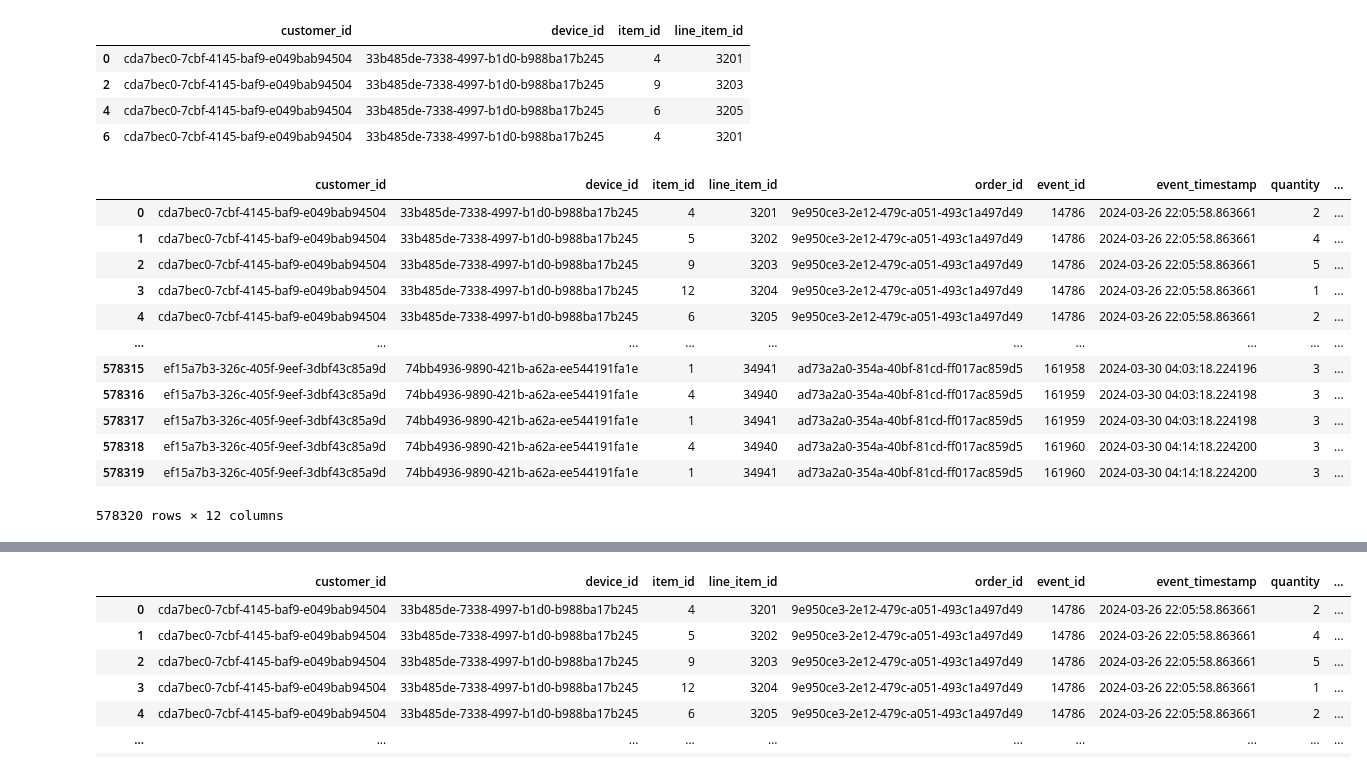
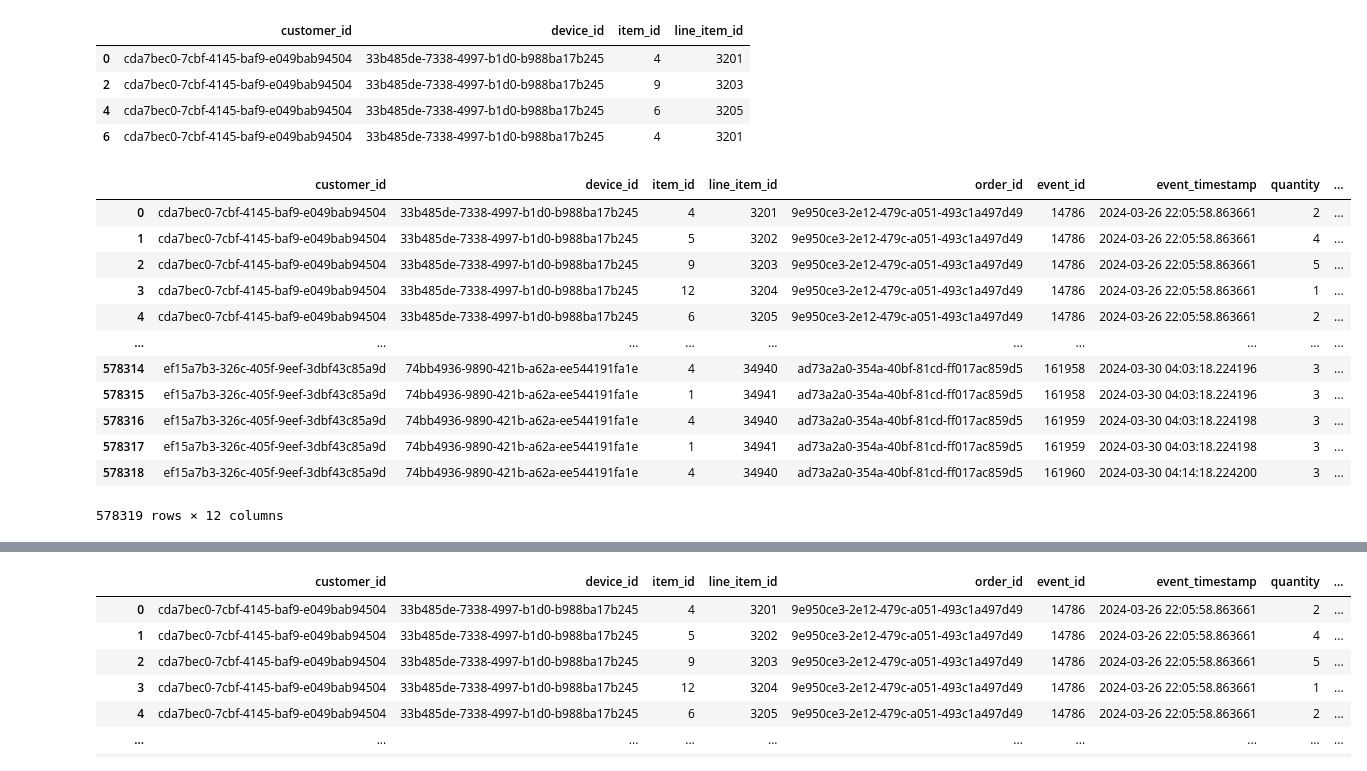
Before and after one commit to Olajcodes/GenAI_Learning_Python, a Jupyter notebook: Week_Six/11_09_2025/Pandas_101_task15.ipynb, the cells around one changed output, grey strips where cells are left out. Saved outputs shown, nothing was run; the diff lists cells and outputs as text; code cells hidden in the pictures.

```diff
--- a/Week_Six/11_09_2025/Pandas_101_task15.ipynb
+++ b/Week_Six/11_09_2025/Pandas_101_task15.ipynb
@@ -70,19 +70,19 @@ sales.iloc[[0,2,4,6],[0,1,2,3]]
 # %%
 # Slicing using iloc and loc
 # sales.iloc[:]
-sales.iloc[::]
-#sales.iloc[0:-1] # all of this 3 gives the same output in slicing, returning all of the rows..
+# sales.iloc[::]
+sales.iloc[0:-1] # all of this 3 gives the same output in slicing, returning all of the rows..
 # %% [output]
 |  | customer_id | device_id | item_id | line_item_id | order_id | event_id | event_timestamp | quantity | ... |
 | 0 | cda7bec0-7cbf-4145-baf9-e049bab94504 | 33b485de-7338-4997-b1d0-b988ba17b245 | 4 | 3201 | 9e950ce3-2e12-479c-a051-493c1a497d49 | 14786 | 2024-03-26 22:05:58.863661 | 2 | ... |
 | 1 | cda7bec0-7cbf-4145-baf9-e049bab94504 | 33b485de-7338-4997-b1d0-b988ba17b245 | 5 | 3202 | 9e950ce3-2e12-479c-a051-493c1a497d49 | 14786 | 2024-03-26 22:05:58.863661 | 4 | ... |
 | 2 | cda7bec0-7cbf-4145-baf9-e049bab94504 | 33b485de-7338-4997-b1d0-b988ba17b245 | 9 | 3203 | 9e950ce3-2e12-479c-a051-493c1a497d49 | 14786 | 2024-03-26 22:05:58.863661 | 5 | ... |
 | 3 | cda7bec0-7cbf-4145-baf9-e049bab94504 | 33b485de-7338-4997-b1d0-b988ba17b245 | 12 | 3204 | 9e950ce3-2e12-479c-a051-493c1a497d49 | 14786 | 2024-03-26 22:05:58.863661 | 1 | ... |
 | 4 | cda7bec0-7cbf-4145-baf9-e049bab94504 | 33b485de-7338-4997-b1d0-b988ba17b245 | 6 | 3205 | 9e950ce3-2e12-479c-a051-493c1a497d49 | 14786 | 2024-03-26 22:05:58.863661 | 2 | ... |
 | ... | ... | ... | ... | ... | ... | ... | ... | ... | ... |
+| 578314 | ef15a7b3-326c-405f-9eef-3dbf43c85a9d | 74bb4936-9890-421b-a62a-ee544191fa1e | 4 | 34940 | ad73a2a0-354a-40bf-81cd-ff017ac859d5 | 161958 | 2024-03-30 04:03:18.224196 | 3 | ... |
 | 578315 | ef15a7b3-326c-405f-9eef-3dbf43c85a9d | 74bb4936-9890-421b-a62a-ee544191fa1e | 1 | 34941 | ad73a2a0-354a-40bf-81cd-ff017ac859d5 | 161958 | 2024-03-30 04:03:18.224196 | 3 | ... |
 | 578316 | ef15a7b3-326c-405f-9eef-3dbf43c85a9d | 74bb4936-9890-421b-a62a-ee544191fa1e | 4 | 34940 | ad73a2a0-354a-40bf-81cd-ff017ac859d5 | 161959 | 2024-03-30 04:03:18.224198 | 3 | ... |
 | 578317 | ef15a7b3-326c-405f-9eef-3dbf43c85a9d | 74bb4936-9890-421b-a62a-ee544191fa1e | 1 | 34941 | ad73a2a0-354a-40bf-81cd-ff017ac859d5 | 161959 | 2024-03-30 04:03:18.224198 | 3 | ... |
 | 578318 | ef15a7b3-326c-405f-9eef-3dbf43c85a9d | 74bb4936-9890-421b-a62a-ee544191fa1e | 4 | 34940 | ad73a2a0-354a-40bf-81cd-ff017ac859d5 | 161960 | 2024-03-30 04:14:18.224200 | 3 | ... |
-| 578319 | ef15a7b3-326c-405f-9eef-3dbf43c85a9d | 74bb4936-9890-421b-a62a-ee544191fa1e | 1 | 34941 | ad73a2a0-354a-40bf-81cd-ff017ac859d5 | 161960 | 2024-03-30 04:14:18.224200 | 3 | ... |
-578320 rows × 12 columns
+578319 rows × 12 columns
```
Also changed, not shown: parts of 31 cells of this notebook.
